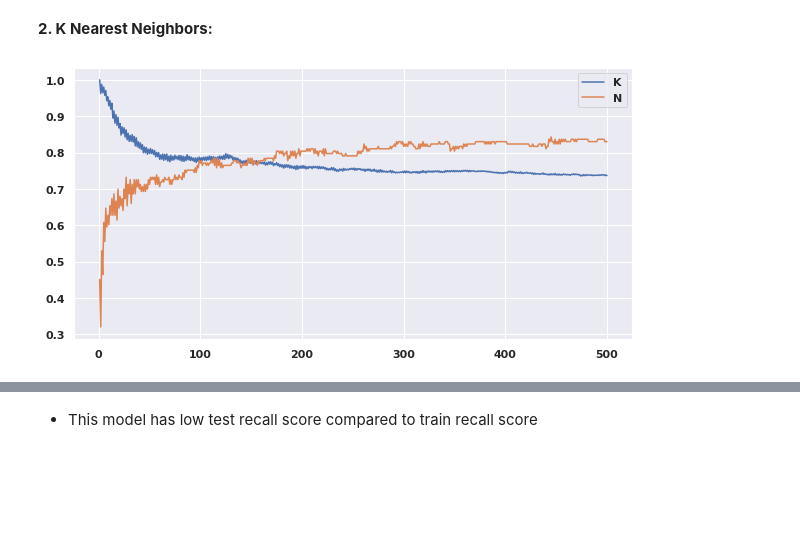
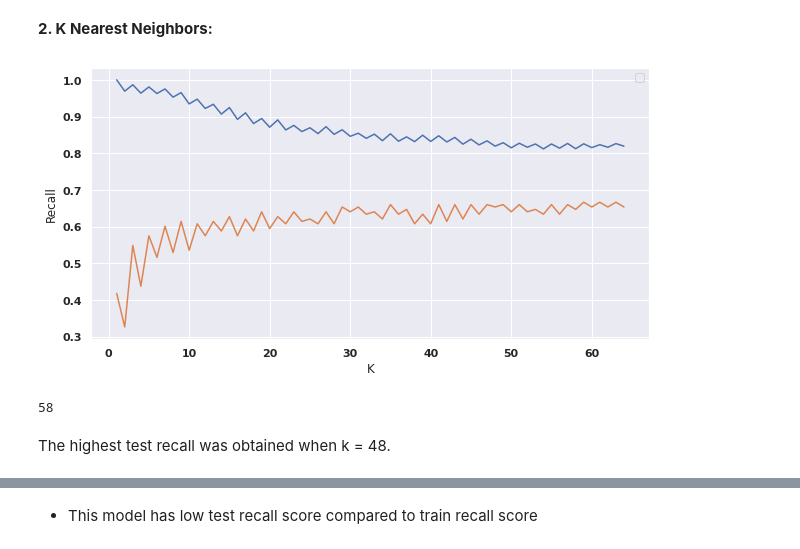
Before and after one commit to shaloy-lewis/cardiovascular_risk_prediction, a Jupyter notebook: Cardiovascular_Risk_Prediction_Shaloy_Lewis.ipynb, the cells around one changed output, grey strips where cells are left out. Saved outputs shown, nothing was run; the diff lists cells and outputs as text; code cells hidden in the pictures; blank space fills up the shorter version.

```diff
--- a/Cardiovascular_Risk_Prediction_Shaloy_Lewis.ipynb
+++ b/Cardiovascular_Risk_Prediction_Shaloy_Lewis.ipynb
@@ -1032,7 +1032,7 @@ scaler = StandardScaler()
 
 X_train_scaled = scaler.fit_transform(X_train)
 X_smote_scaled = scaler.fit_transform(X_smote)
-X_test_scaled = scaler.fit_transform(X_test)
+X_test_scaled = scaler.transform(X_test)
 
 # Converting array to dataframe
 X_train_scaled = pd.DataFrame(X_train_scaled,columns=X_train.columns)
@@ -1123,9 +1123,12 @@ from sklearn.neighbors import KNeighborsClassifier
 # %%
 from sklearn.model_selection import GridSearchCV
 # %%
+# Value of k taken upto sqrt(n)
+# Where n is no of records in the train dataset
+# sqrt(4030) = 63.48
 knn_test_res = []
 knn_train_res = []
-for k in range(1,501):
+for k in range(1,65):
   knn_model = KNeighborsClassifier(n_neighbors=k)
   knn_model.fit(X_smote_scaled, y_smote)
   knn_train_pred = knn_model.predict(X_smote_scaled)
@@ -1136,11 +1139,14 @@ for k in range(1,501):
   knn_train_res.append(knn_train_recall)
 # %%
 plt.figure(figsize=(10,5))
-plt.plot(range(1,501), knn_train_res, label = "Train Recall")
-plt.plot(range(1,501), knn_test_res, label = "Test Recall")
-# plt.xlabel('K')
-# plt.ylabel('Recall')
-plt.legend('KNN Train and Test Recall')
+x_ = range(1,65)
+y1 = knn_train_res
+y2 = knn_test_res
+plt.plot(x_, y1, label='Train Recall')
+plt.plot(x_, y2, label = 'Test Recall')
+plt.xlabel('K')
+plt.ylabel('Recall')
+plt.legend('Train','Test')
 plt.show()
 # %% [output]
-[figure, old version]
+[figure, new version]
@@ -1149 +1153,7 @@ plt.line()
+# %%
+knn_test_res.index(max(knn_test_res))
+# %% [output]
+58
+# %% [markdown]
+The highest test recall was obtained when k = 48.
 # %%
```
Also changed, not shown: parts of 54 cells of this notebook.
